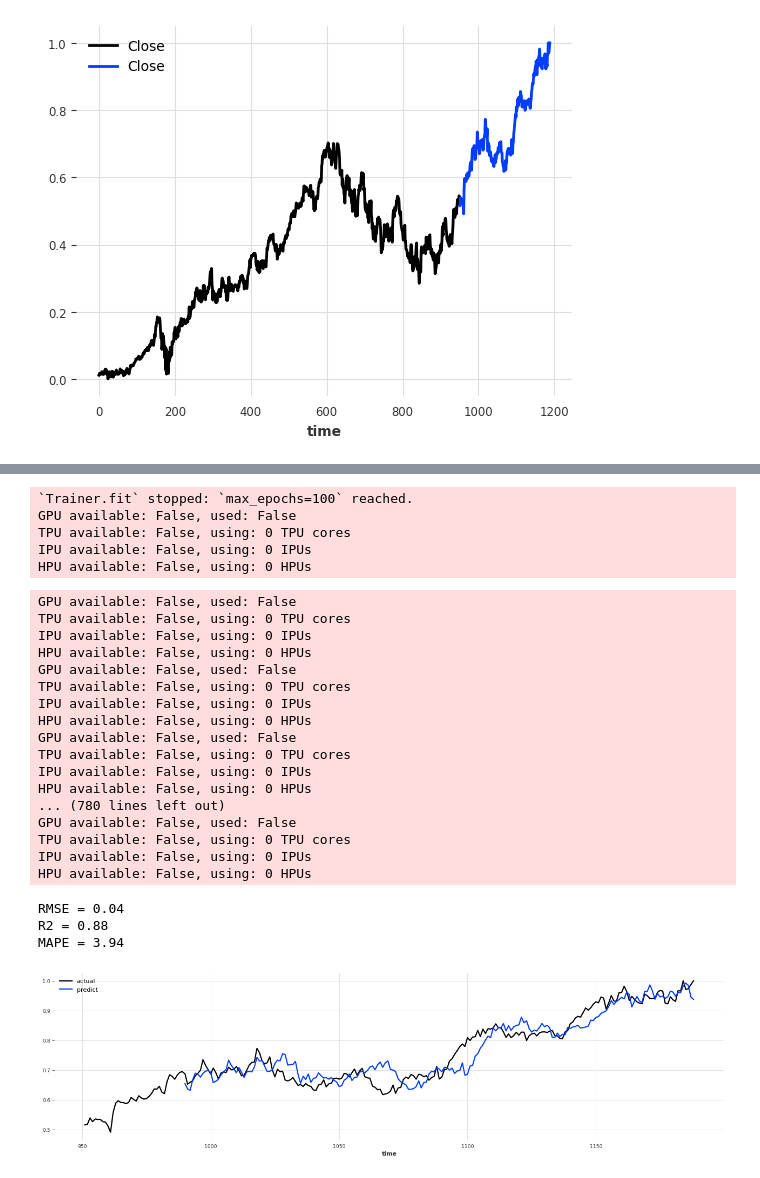
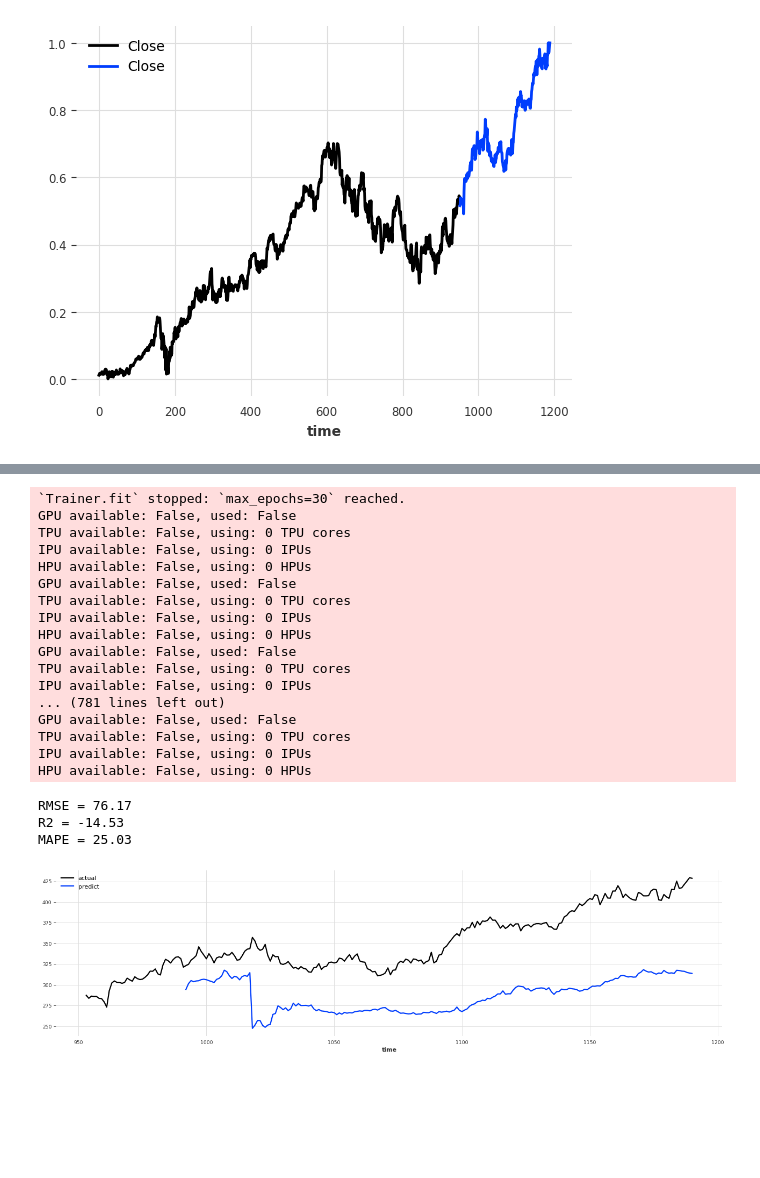
Before and after one commit to EunjinAn/TimeSeries_Project, a Jupyter notebook: model_TCN.ipynb, the cells around one changed output, grey strips where cells are left out. Drawn from its saved outputs; the diff is of its cells as text; code cells hidden in the pictures; blank space fills up the shorter version.

```diff
--- a/model_TCN.ipynb
+++ b/model_TCN.ipynb
@@ -25,7 +25,7 @@ from darts.metrics import mape, rmse, r2_score
 # %%
 # Data preparation for model development
 
-df =pd.read_csv('final_df.csv')
+df =pd.read_csv(r'C:\Users\dicod\Documents\2024\project_with Hamid(2024_3rd semester)\code\Data\final_df.csv')
 df['Date'] = pd.to_datetime(df['Date'])
 df['Date'] = df['Date'].dt.strftime('%Y-%m-%d')
 df['Date'] = df['Date'].apply(lambda x:x[0:10])
@@ -236,38 +556,32 @@ MAPE = 4.29
 # %%
-TCN_par1_fn = TCNModel(
+TCN_par3 = TCNModel(
     input_chunk_length=30,
     output_chunk_length=10,
-    kernel_size=3, num_filters=3, num_layers=3,
-    n_epochs=100, dropout=0.005,
-    #pl_trainer_kwargs={"callbacks": [my_stopper]}
+    kernel_size=5, num_filters=5, num_layers=4, dilation_base=2,
+    n_epochs=30
 )
-TCN_par1_fn.fit([train['Close'], validation['Close']], past_covariates=[past_cov_train_fn, past_cov_val_fn])
+TCN_par3.fit(train['Close'], past_covariates=past_cov_train_fn)
 
-pred_par1_fn = TCN_par1_fn.predict(
-    series=validation['Close'],
-    past_covariates=past_cov_val_fn,
-    n=10)
-pred_par1_fn_pris = scaler.inverse_transform(pred_par1_fn)
-pred_par1_fn_pris.values()
-
-TCN_par1_fn_pred_series = TCN_par1_fn.historical_forecasts(
+TCN_par3_pred_series = TCN_par3.historical_forecasts(
     series=validation['Close'],
     forecast_horizon=10,
     past_covariates=past_cov_val_fn,
     retrain=False,
     verbose=False,
 )
+pred_price = scaler.inverse_transform(TCN_par3_pred_series)
+actual_price = scaler.inverse_transform(validation['Close'])
 
-TCN_par1_fn_rmse = rmse(validation['Close'], TCN_par1_fn_pred_series)
-TCN_par1_fn_r2 = r2_score(validation['Close'], TCN_par1_fn_pred_series)
-TCN_par1_fn_mape = mape(validation['Close'], TCN_par1_fn_pred_series)
-print("RMSE = %.2f" % TCN_par1_fn_rmse)
-print("R2 = %.2f" % TCN_par1_fn_r2)
-print("MAPE = %.2f" % TCN_par1_fn_mape)
+TCN_par3_rmse = rmse(pred_price,actual_price)
+TCN_par3_r2 = r2_score(pred_price,actual_price)
+TCN_par3_mape = mape(pred_price,actual_price)
+print("RMSE = %.2f" % TCN_par3_rmse)
+print("R2 = %.2f" % TCN_par3_r2)
+print("MAPE = %.2f" % TCN_par3_mape)
 
 plt.figure(figsize=(20, 5), dpi=80)
-validation['Close'].plot(label="actual")
-TCN_par1_fn_pred_series.plot(label="predict")
+actual_price.plot(label="actual")
+pred_price.plot(label="predict")
 plt.show()
 # %% [output]
 GPU available: False, used: False
@@ -290,26 +604,21 @@ HPU available: False, using: 0 HPUs
-`Trainer.fit` stopped: `max_epochs=100` reached.
+`Trainer.fit` stopped: `max_epochs=30` reached.
 GPU available: False, used: False
 TPU available: False, using: 0 TPU cores
 IPU available: False, using: 0 IPUs
 HPU available: False, using: 0 HPUs
+GPU available: False, used: False
+TPU available: False, using: 0 TPU cores
+IPU available: False, using: 0 IPUs
+HPU available: False, using: 0 HPUs
+GPU available: False, used: False
+TPU available: False, using: 0 TPU cores
+IPU available: False, using: 0 IPUs
+... (781 lines left out)
+GPU available: False, used: False
+TPU available: False, using: 0 TPU cores
+IPU available: False, using: 0 IPUs
+HPU available: False, using: 0 HPUs
-GPU available: False, used: False
-TPU available: False, using: 0 TPU cores
-IPU available: False, using: 0 IPUs
-HPU available: False, using: 0 HPUs
-GPU available: False, used: False
-TPU available: False, using: 0 TPU cores
-IPU available: False, using: 0 IPUs
-HPU available: False, using: 0 HPUs
-GPU available: False, used: False
-TPU available: False, using: 0 TPU cores
-IPU available: False, using: 0 IPUs
-HPU available: False, using: 0 HPUs
-... (780 lines left out)
-GPU available: False, used: False
-TPU available: False, using: 0 TPU cores
-IPU available: False, using: 0 IPUs
-HPU available: False, using: 0 HPUs
+RMSE = 76.17
+R2 = -14.53
+MAPE = 25.03
-RMSE = 0.04
-R2 = 0.88
-MAPE = 3.94
-[figure, old version]
+[figure, new version]
```
Also changed, not shown: parts of 11 cells of this notebook, 5 other files.
